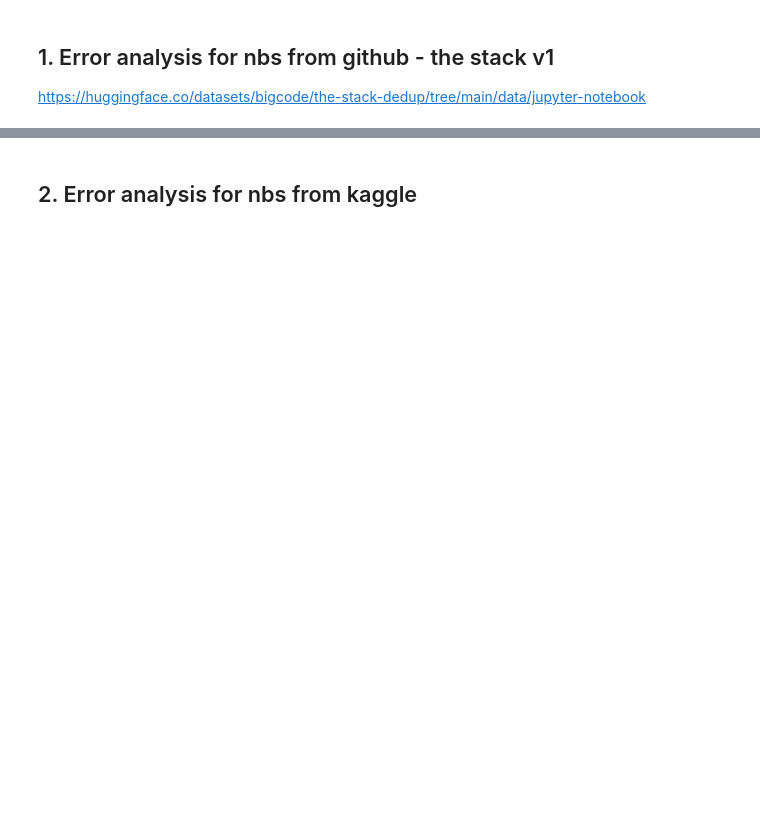
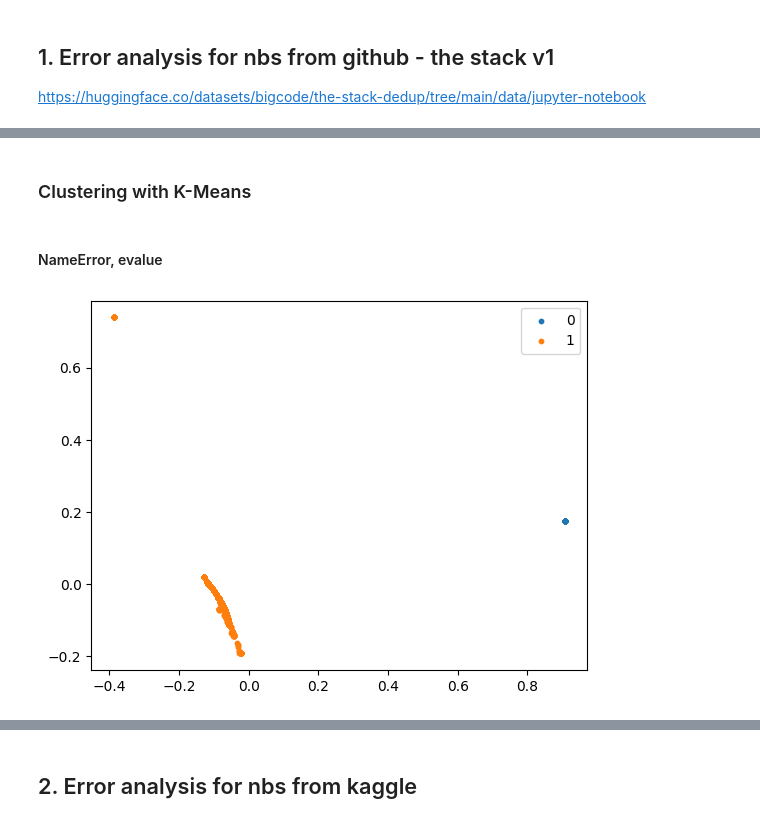
Before and after one commit to PELAB-LiU/jupyter_nbs_empirical, a Jupyter notebook: notebook_error_analysis.ipynb, the cells around one changed output, grey strips where cells are left out. Cells and saved outputs as stored; diff of their text form; code cells hidden in the pictures; blank space fills up the shorter version.

Commit message:
update traceback processing, kmeans cluster exp,..

```diff
--- a/notebook_error_analysis.ipynb
+++ b/notebook_error_analysis.ipynb
@@ -24,0 +67,2 @@ df2_err["ename"].groupby([df2_err["ename"]]).count().sort_values(ascending=0)[:1
+# %% [markdown]
+### Clustering with K-Means
@@ -24,0 +106,14 @@ df2_err["ename"].groupby([df2_err["ename"]]).count().sort_values(ascending=0)[:1
+# %%
+df2_err = pd.read_csv('C:/Users/yirwa29/Downloads/Dataset-Nb/nberror_g_all_p.csv', encoding='utf-8')
+# %% [markdown]
+#### NameError, evalue
+# %%
+df2_err_name = df2_err[df2_err['ename']=='NameError']
+err_descs = df2_err_name['evalue'].values.astype('U') # traceback: memory error
+
+num_clusters = 2
+km_model, res, vectorized_descs = cluster_kmeans(input_texts=err_descs, n_clusters=num_clusters)
+# plot the results
+plot_clusters(vectorized_descs, num_clusters, km_model.labels_)
+# %% [output]
+[figure, added]
```
Also changed, not shown: parts of 18 cells of this notebook, 2 other files.
